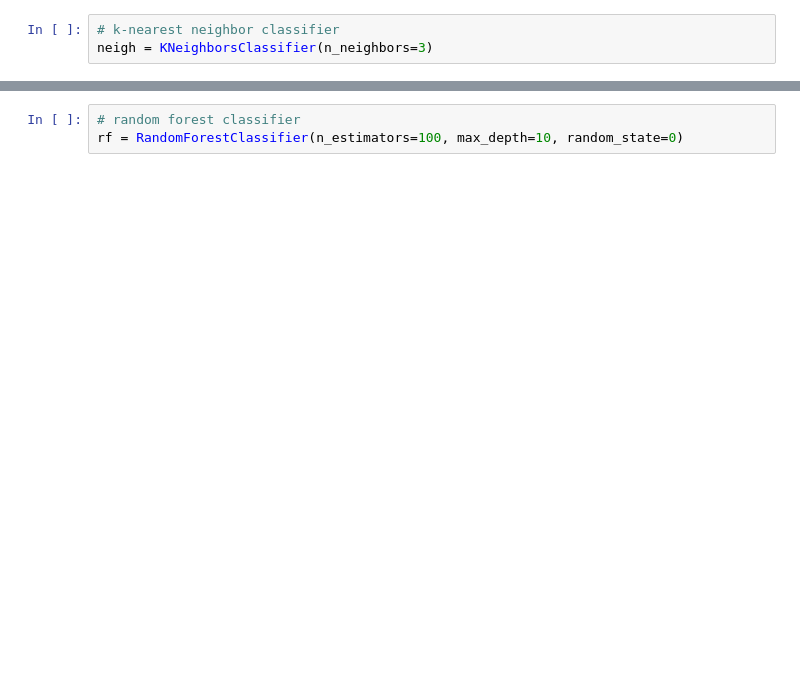
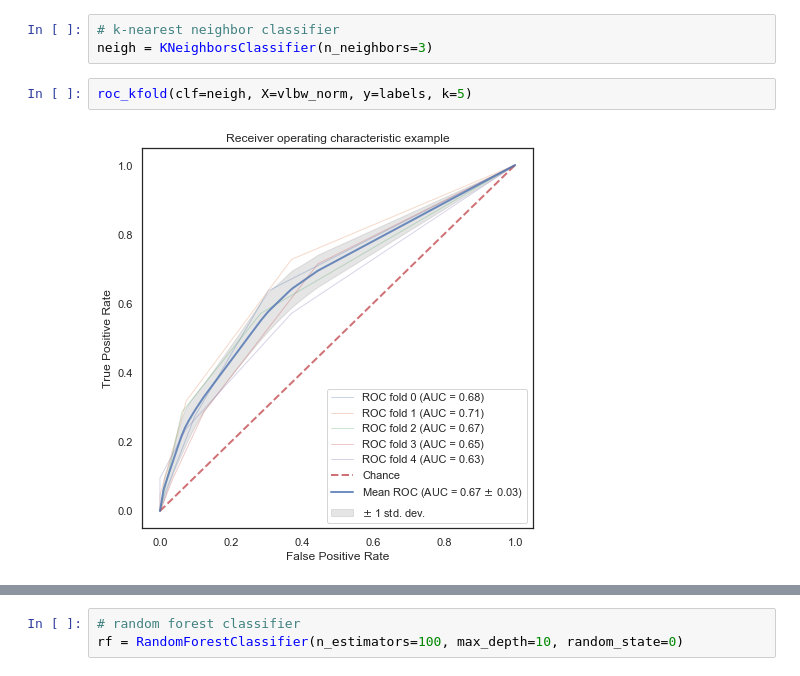
Before and after one commit to codyheiser/canb-ML, a Jupyter notebook: cross_val.ipynb, the cells around one changed output, grey strips where cells are left out. Saved outputs shown, nothing was run; the diff lists cells and outputs as text; blank space fills up the shorter version.

```diff
--- a/cross_val.ipynb
+++ b/cross_val.ipynb
@@ -59,6 +65,10 @@ Split 4: 0.8725490196078431
 # %%
 # k-nearest neighbor classifier
 neigh = KNeighborsClassifier(n_neighbors=3)
+# %%
+roc_kfold(clf=neigh, X=vlbw_norm, y=labels, k=5)
+# %% [output]
+[figure, added]
 # %%
 validator(vlbw_splits, neigh)
 # %% [output]
```
Also changed, not shown: parts of 20 cells of this notebook, 3 other files.
